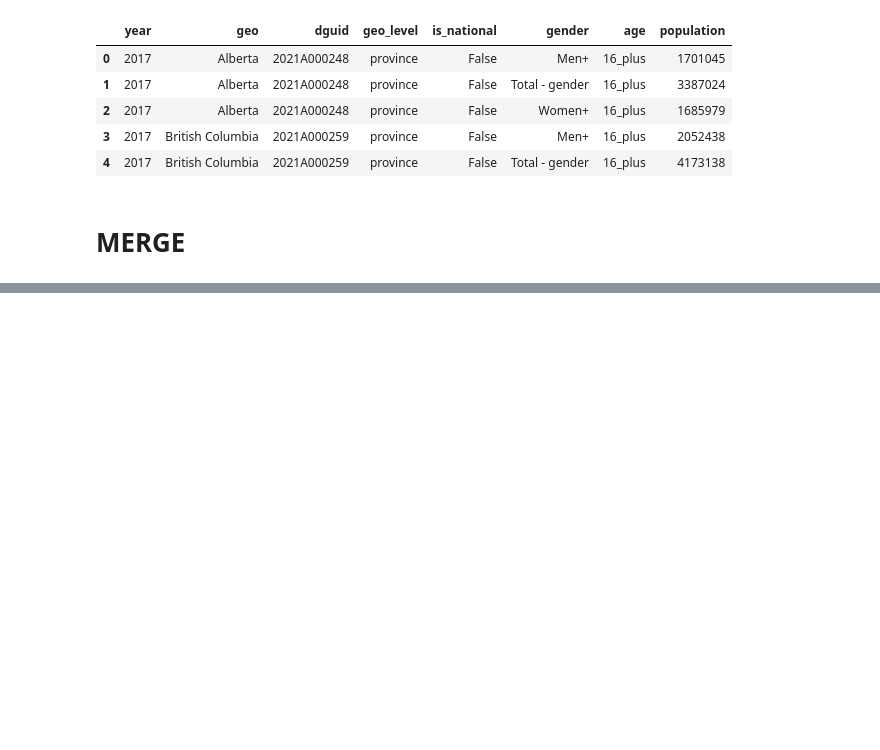
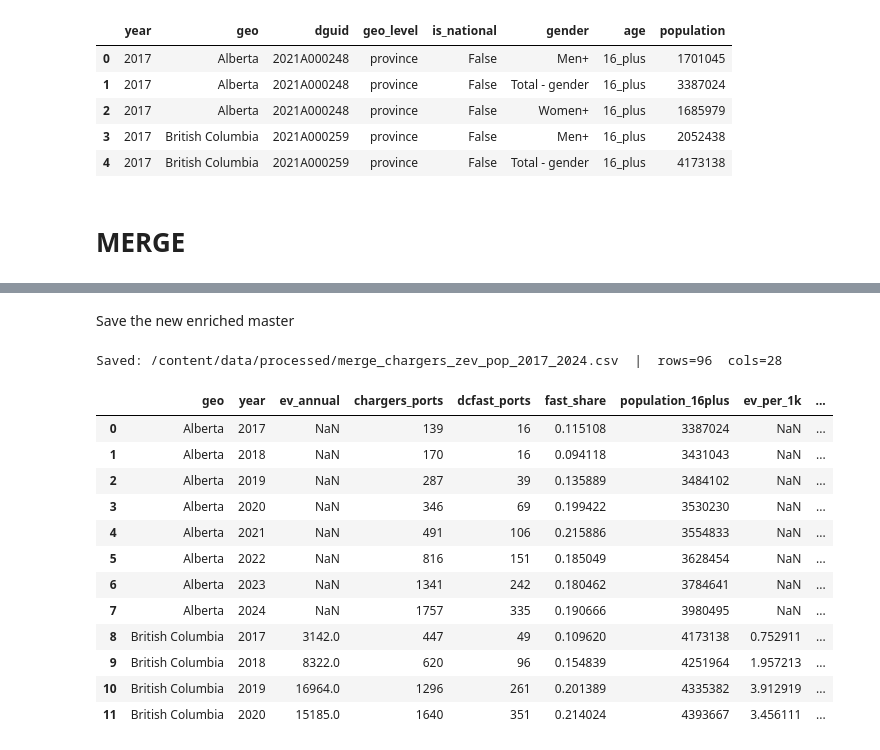
Before and after one commit to sarvenaz-vsl/Electrical-Vehicle-Adoption-Canada, a Jupyter notebook: Electrical_Vehicle_Adoption_Canada.ipynb, the cells around one changed output, grey strips where cells are left out. Drawn from its saved outputs; the diff is of its cells as text; code cells hidden in the pictures; blank space fills up the shorter version.

Commit message:
Merged three datasets (Chargers, ZEV, Population)

```diff
--- a/Electrical_Vehicle_Adoption_Canada.ipynb
+++ b/Electrical_Vehicle_Adoption_Canada.ipynb
@@ -1945,0 +2075,29 @@ print(f"Rows: {len(df):,} | Columns: {len(df.columns)}")
+# %% [markdown]
+Save the new enriched master
+# %%
+# Save the enriched, still-single master file (now includes population & per-capita features)
+ENRICHED = OUT_DIR / "merge_chargers_zev_pop_2017_2024.csv"
+master_pop.to_csv(ENRICHED, index=False)
+print(f"Saved: {ENRICHED}  |  rows={len(master_pop)}  cols={master_pop.shape[1]}")
+
+# sanity: show a compact set of columns used for modeling
+cols_show = [
+    "geo","year","ev_annual","chargers_ports","dcfast_ports","fast_share",
+    "population_16plus","ev_per_1k","ports_per_100k","dcfast_per_100k","pct_65_plus"
+]
+display(master_pop[[c for c in cols_show if c in master_pop.columns]].head(12))
+# %% [output]
+Saved: /content/data/processed/merge_chargers_zev_pop_2017_2024.csv  |  rows=96  cols=28
+|  | geo | year | ev_annual | chargers_ports | dcfast_ports | fast_share | population_16plus | ev_per_1k | ... |
+| 0 | Alberta | 2017 | NaN | 139 | 16 | 0.115108 | 3387024 | NaN | ... |
+| 1 | Alberta | 2018 | NaN | 170 | 16 | 0.094118 | 3431043 | NaN | ... |
+| 2 | Alberta | 2019 | NaN | 287 | 39 | 0.135889 | 3484102 | NaN | ... |
+| 3 | Alberta | 2020 | NaN | 346 | 69 | 0.199422 | 3530230 | NaN | ... |
+| 4 | Alberta | 2021 | NaN | 491 | 106 | 0.215886 | 3554833 | NaN | ... |
+| 5 | Alberta | 2022 | NaN | 816 | 151 | 0.185049 | 3628454 | NaN | ... |
+| 6 | Alberta | 2023 | NaN | 1341 | 242 | 0.180462 | 3784641 | NaN | ... |
+| 7 | Alberta | 2024 | NaN | 1757 | 335 | 0.190666 | 3980495 | NaN | ... |
+| 8 | British Columbia | 2017 | 3142.0 | 447 | 49 | 0.109620 | 4173138 | 0.752911 | ... |
+| 9 | British Columbia | 2018 | 8322.0 | 620 | 96 | 0.154839 | 4251964 | 1.957213 | ... |
+| 10 | British Columbia | 2019 | 16964.0 | 1296 | 261 | 0.201389 | 4335382 | 3.912919 | ... |
+| 11 | British Columbia | 2020 | 15185.0 | 1640 | 351 | 0.214024 | 4393667 | 3.456111 | ... |
```
Also changed, not shown: parts of 42 cells of this notebook.
